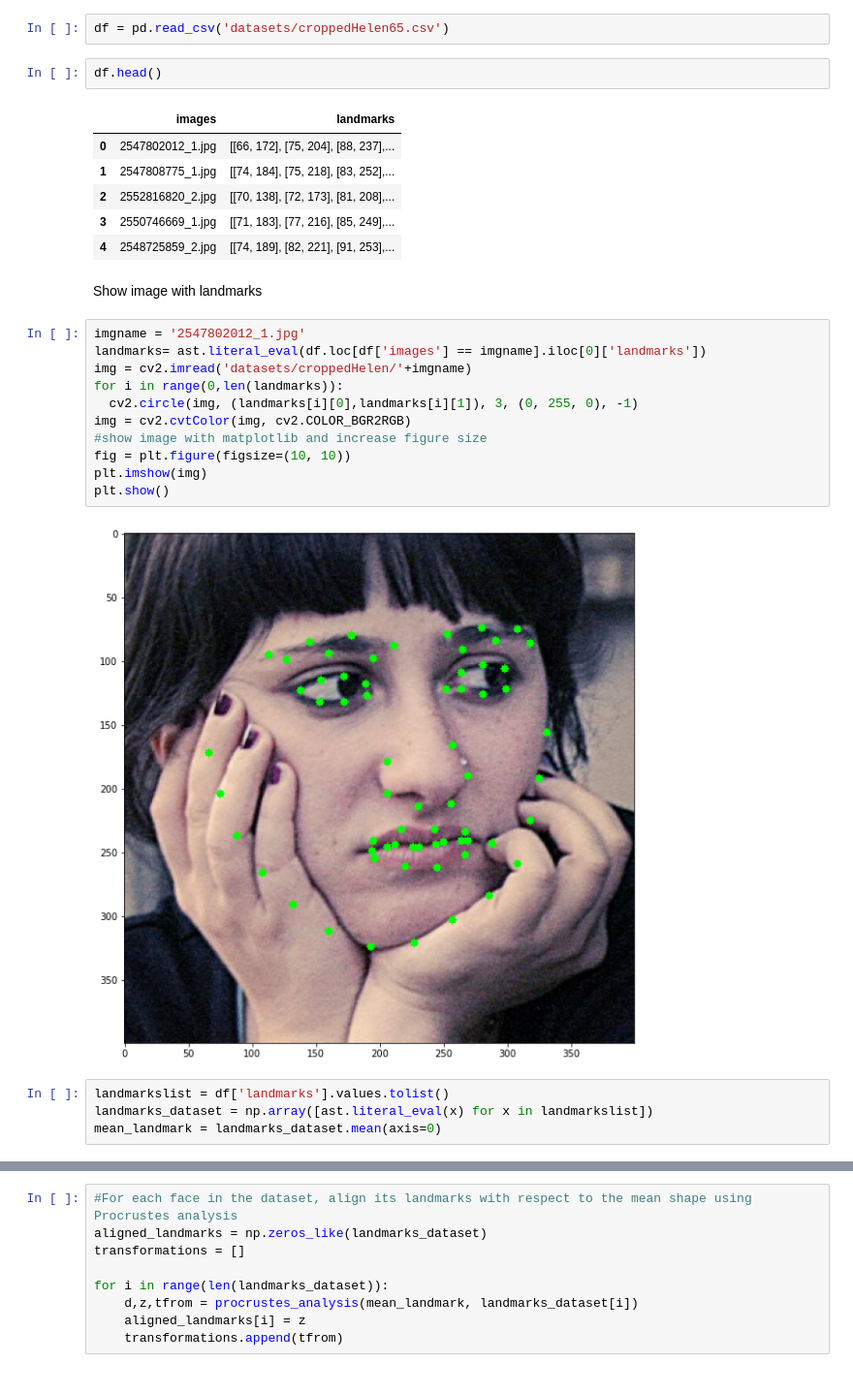
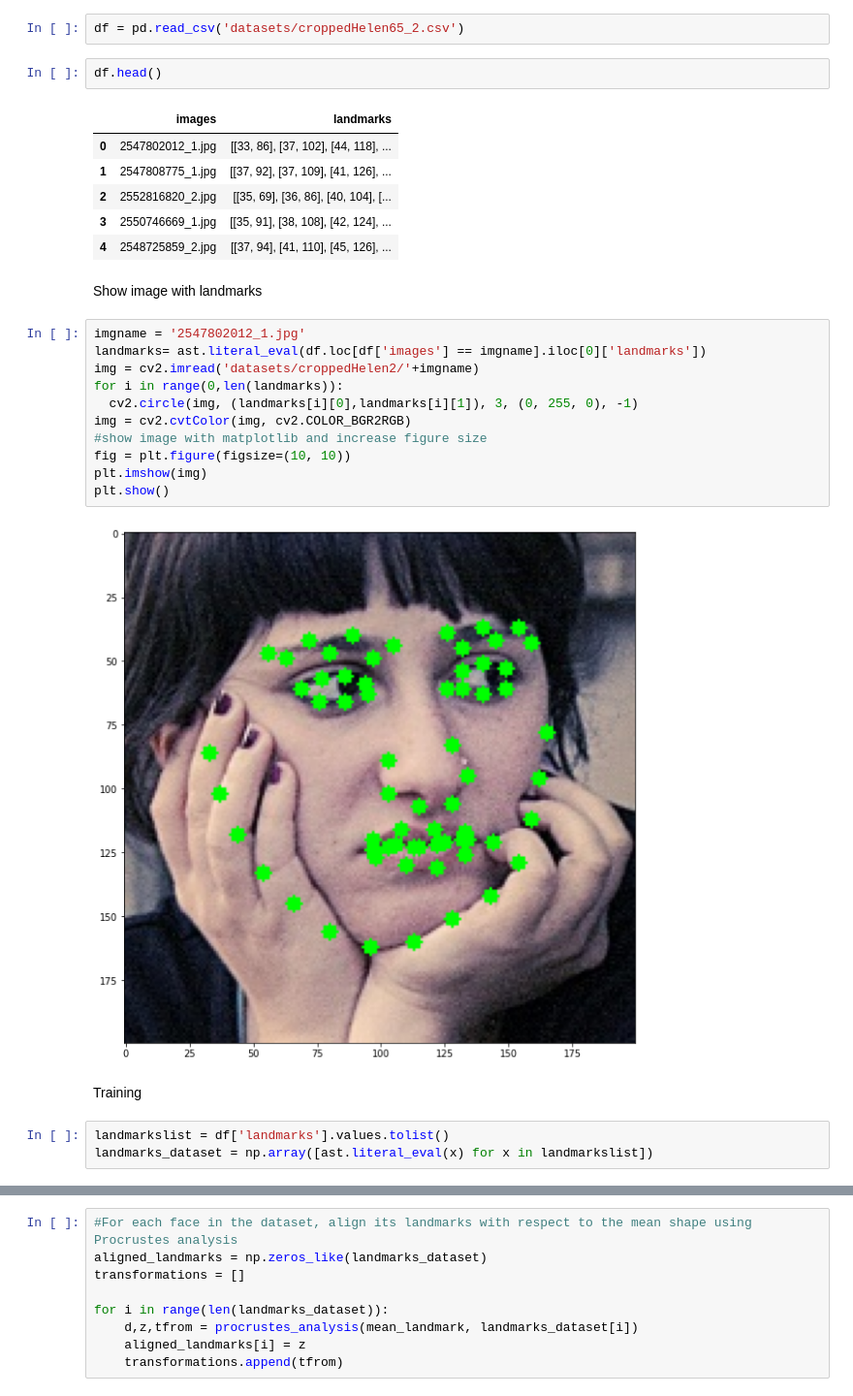
Before and after one commit to AmmarMohamed21/Facial-Landmarks-Detector, a Jupyter notebook: landmark_playground.ipynb, the cells around one changed output, grey strips where cells are left out. Shown at 97% size. Cells and saved outputs as stored; diff of their text form.

```diff
--- a/landmark_playground.ipynb
+++ b/landmark_playground.ipynb
@@ -13,30 +18,31 @@ from preprocessor import *
 # %%
-df = pd.read_csv('datasets/croppedHelen65.csv')
+df = pd.read_csv('datasets/croppedHelen65_2.csv')
 # %%
 df.head()
 # %% [output]
 |  | images | landmarks |
-| 0 | 2547802012_1.jpg | [[66, 172], [75, 204], [88, 237],... |
-| 1 | 2547808775_1.jpg | [[74, 184], [75, 218], [83, 252],... |
-| 2 | 2552816820_2.jpg | [[70, 138], [72, 173], [81, 208],... |
-| 3 | 2550746669_1.jpg | [[71, 183], [77, 216], [85, 249],... |
-| 4 | 2548725859_2.jpg | [[74, 189], [82, 221], [91, 253],... |
+| 0 | 2547802012_1.jpg | [[33, 86], [37, 102], [44, 118], ... |
+| 1 | 2547808775_1.jpg | [[37, 92], [37, 109], [41, 126], ... |
+| 2 | 2552816820_2.jpg | [[35, 69], [36, 86], [40, 104], [... |
+| 3 | 2550746669_1.jpg | [[35, 91], [38, 108], [42, 124], ... |
+| 4 | 2548725859_2.jpg | [[37, 94], [41, 110], [45, 126], ... |
 # %% [markdown]
 Show image with landmarks
 # %%
 imgname = '2547802012_1.jpg'
 landmarks= ast.literal_eval(df.loc[df['images'] == imgname].iloc[0]['landmarks'])
-img = cv2.imread('datasets/croppedHelen/'+imgname)
+img = cv2.imread('datasets/croppedHelen2/'+imgname)
 for i in range(0,len(landmarks)):
   cv2.circle(img, (landmarks[i][0],landmarks[i][1]), 3, (0, 255, 0), -1)
 img = cv2.cvtColor(img, cv2.COLOR_BGR2RGB)
 #show image with matplotlib and increase figure size
 fig = plt.figure(figsize=(10, 10))
 plt.imshow(img)
 plt.show()
 # %% [output]
-[figure, old version]
+[figure, new version]
+# %% [markdown]
+Training
 # %%
 landmarkslist = df['landmarks'].values.tolist()
 landmarks_dataset = np.array([ast.literal_eval(x) for x in landmarkslist])
-mean_landmark = landmarks_dataset.mean(axis=0)
```
Also changed, not shown: parts of 44 cells of this notebook, 3 other files.
